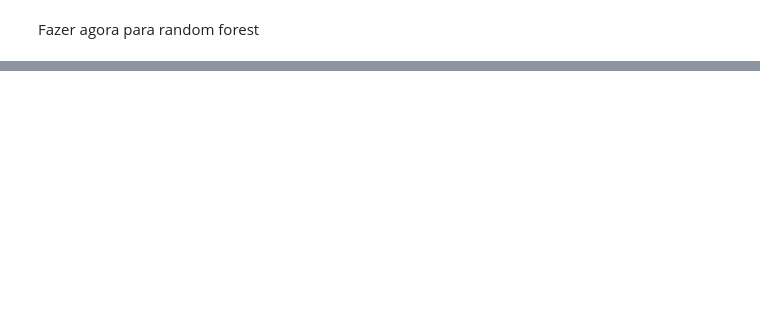
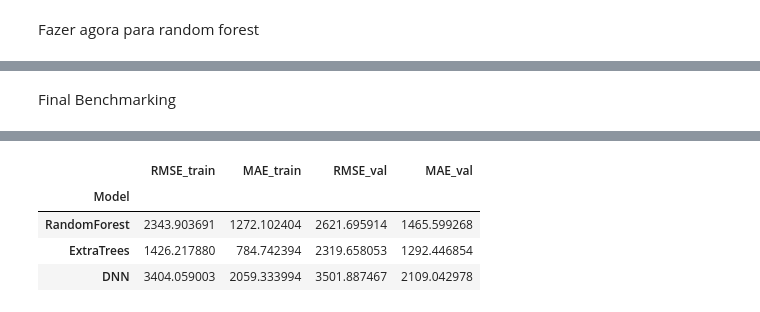
Before and after one commit to martaribeiro11/ML_project_46, a Jupyter notebook: BPMV(freq) copy.ipynb, the cells around one changed output, grey strips where cells are left out. Saved outputs shown, nothing was run; the diff lists cells and outputs as text; code cells hidden in the pictures; blank space fills up the shorter version.

```diff
--- a/BPMV(freq) copy.ipynb
+++ b/BPMV(freq) copy.ipynb
@@ -3540,12 +3613,12 @@ Fazer agora para random forest
 # dicionário de distribuição de parâmetros (exemplo)
 param_dist_rf = {
     "n_estimators": [200, 300, 400, 500],
-    "max_depth": [10, 15, 20, None],
-    "min_samples_leaf": [1, 2, 4, 8],
-    "max_features": ["sqrt", 0.7, 0.9],
+    "max_depth": [8, 12, 15],
+    "min_samples_leaf": [4, 8, 12, 16],
+    "max_features": ["sqrt", 0.5, 0.7],
 }
 
-N_ITER = 40
+N_ITER = 60
 results = []
 
 best_rmse_val = float("inf")
@@ -3638,0 +3869,2 @@ plt.show()
+# %% [markdown]
+Final Benchmarking
@@ -3638,0 +4011,35 @@ plt.show()
+# %%
+rf_best_params = {
+    "n_estimators": 400,
+    "max_depth": 15,
+    "min_samples_leaf": 8,
+    "max_features": 0.7,
+}
+
+et_best_params = {
+    "n_estimators": 800,
+    "min_samples_leaf": 2,
+    "min_samples_split": 5,
+    "max_depth": 40,
+    "max_features": 0.8,
+}
+
+dnn_best_params = {
+    "n_hidden": 3,
+    "units": 64,
+    "dropout_rate": 0.0,
+    "learning_rate": 0.001,
+}
+
+benchmark_log_df, final_models = final_benchmark_log(
+    X_train, y_train_log,
+    X_val,   y_val_log,
+    rf_params=rf_best_params,
+    et_params=et_best_params,
+    dnn_params=dnn_best_params,
+    dnn_epochs=40,
+    dnn_batch_size=128
+)
+
+display(benchmark_log_df)
+# %% [output]
@@ -3638,0 +4048,5 @@ plt.show()
+|  | RMSE_train | MAE_train | RMSE_val | MAE_val |
+| Model |  |  |  |  |
+| RandomForest | 2343.903691 | 1272.102404 | 2621.695914 | 1465.599268 |
+| ExtraTrees | 1426.217880 | 784.742394 | 2319.658053 | 1292.446854 |
+| DNN | 3404.059003 | 2059.333994 | 3501.887467 | 2109.042978 |
```
Also changed, not shown: parts of 25 cells of this notebook.
